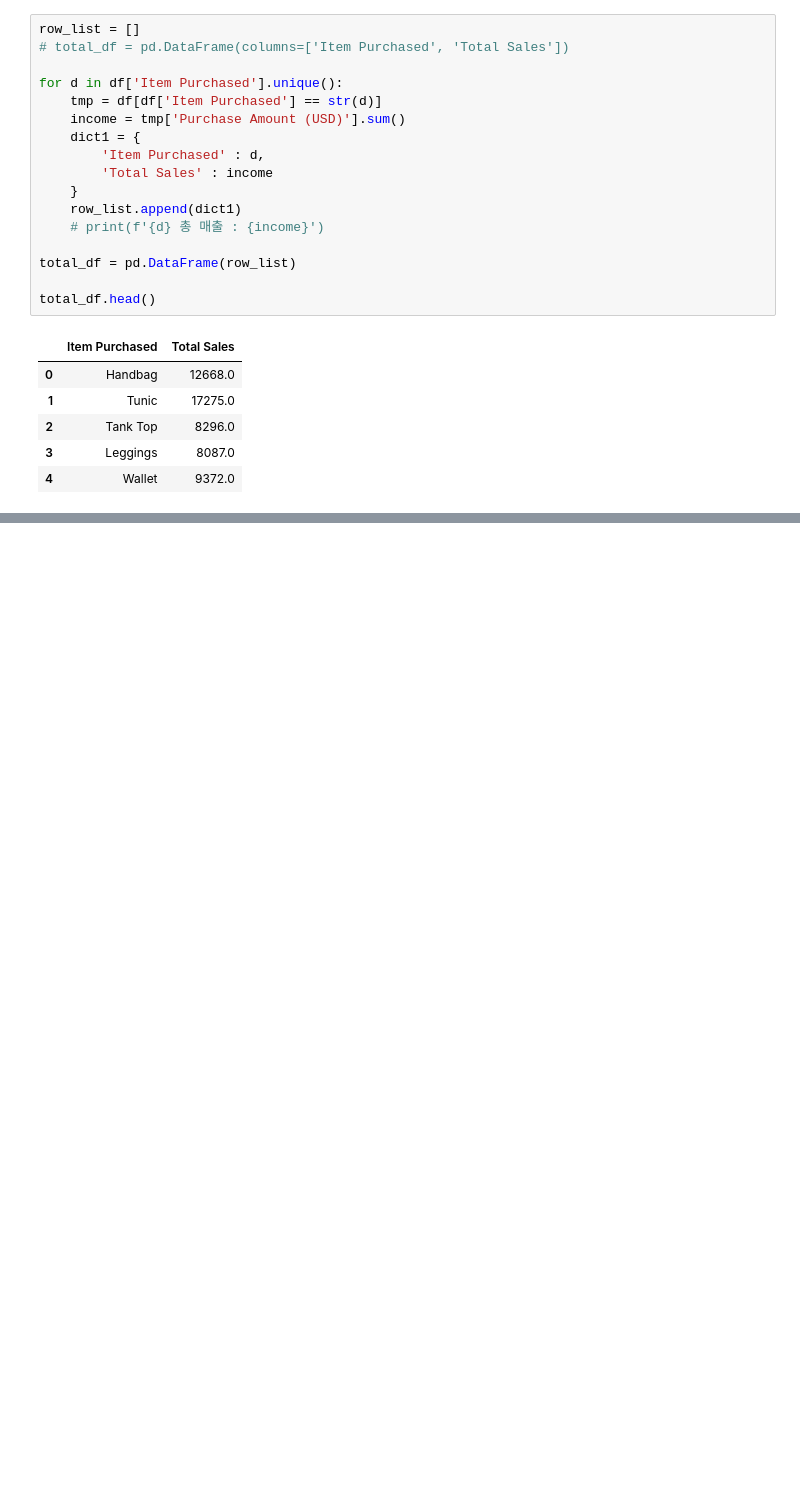
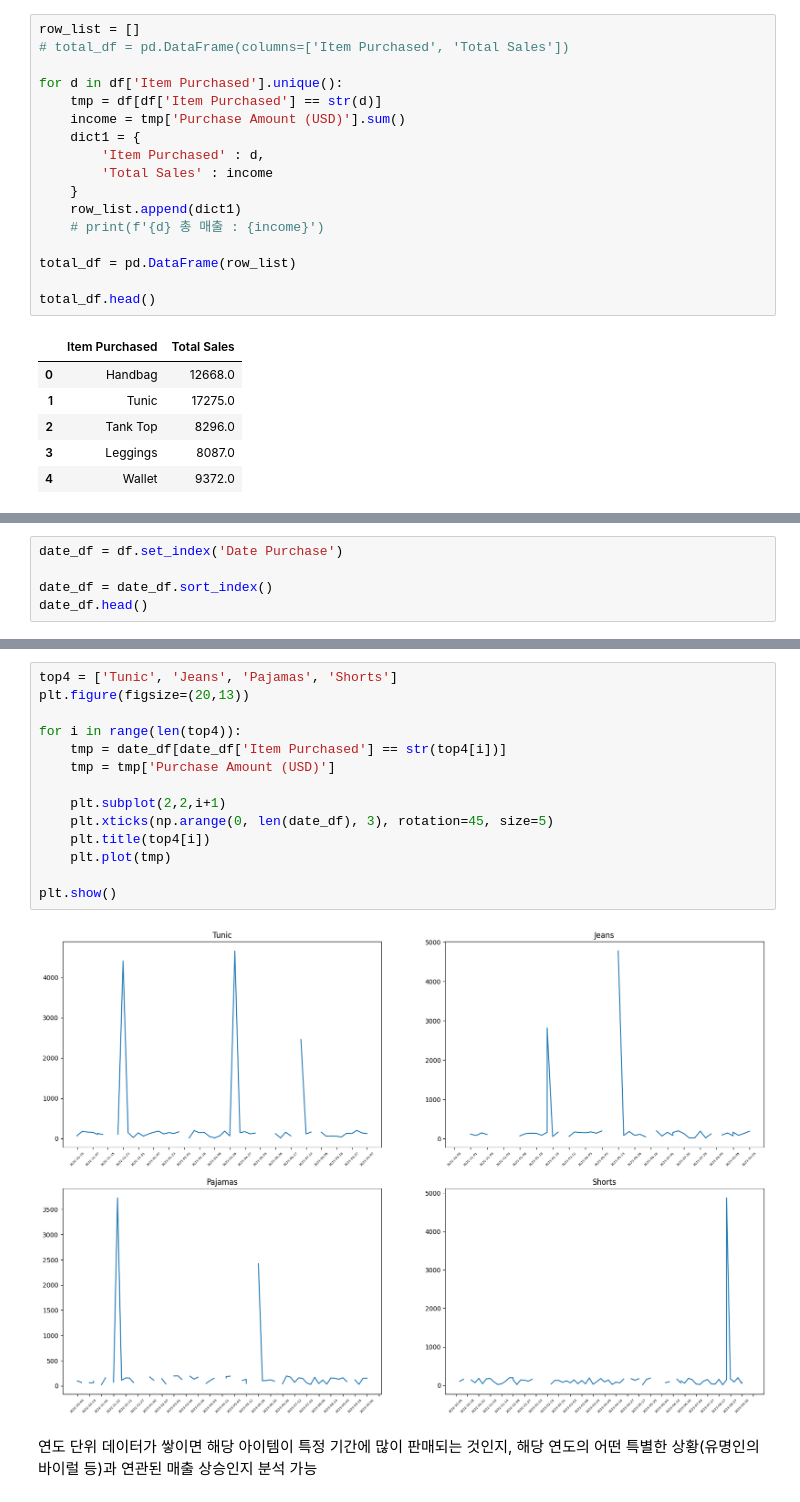
Before and after one commit to againeureka/datadrift_bhc, a Jupyter notebook: fashion_data_analysis.ipynb, the cells around one changed output, grey strips where cells are left out. Drawn from its saved outputs; the diff is of its cells as text; blank space fills up the shorter version.

```diff
--- a/fashion_data_analysis.ipynb
+++ b/fashion_data_analysis.ipynb
@@ -176,0 +286,5 @@ total_df.head()
+# %%
+date_df = df.set_index('Date Purchase')
+
+date_df = date_df.sort_index()
+date_df.head()
@@ -176,0 +309,18 @@ total_df.head()
+# %%
+top4 = ['Tunic', 'Jeans', 'Pajamas', 'Shorts']
+plt.figure(figsize=(20,13))
+
+for i in range(len(top4)):
+    tmp = date_df[date_df['Item Purchased'] == str(top4[i])]
+    tmp = tmp['Purchase Amount (USD)']
+
+    plt.subplot(2,2,i+1)
+    plt.xticks(np.arange(0, len(date_df), 3), rotation=45, size=5)
+    plt.title(top4[i])
+    plt.plot(tmp)
+
+plt.show()
+# %% [output]
+[figure, added]
+# %% [markdown]
+연도 단위 데이터가 쌓이면 해당 아이템이 특정 기간에 많이 판매되는 것인지, 해당 연도의 어떤 특별한 상황(유명인의 바이럴 등)과 연관된 매출 상승인지 분석 가능
```
Also changed, not shown: parts of 26 cells of this notebook.
